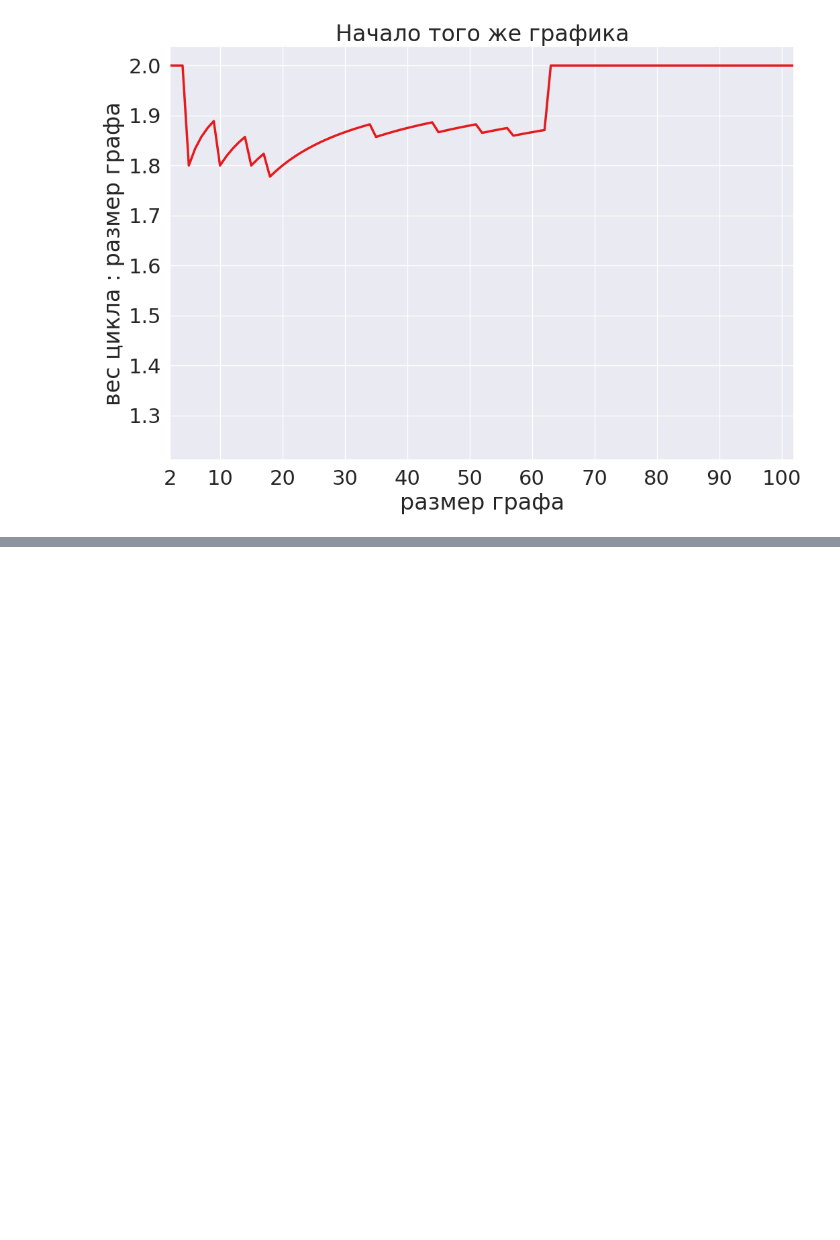
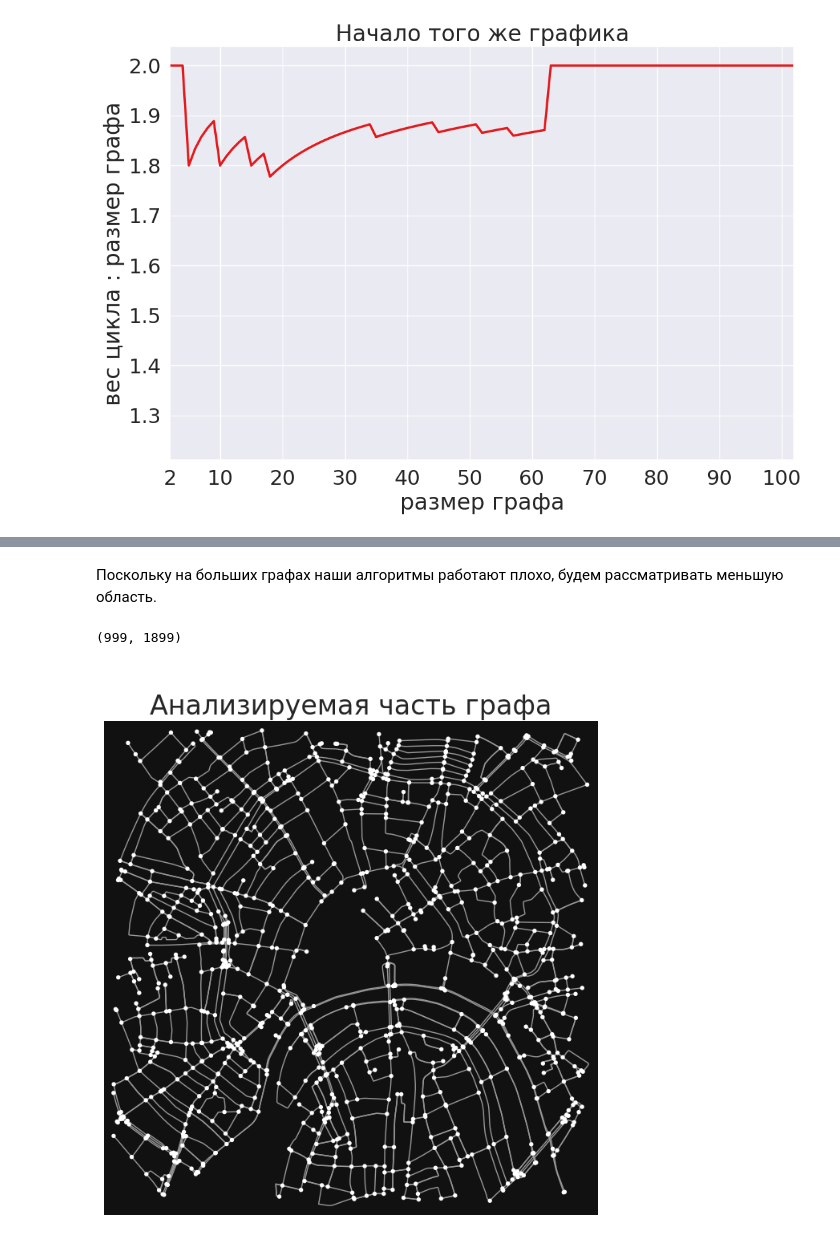
Before and after one commit to falseness/tsp, a Jupyter notebook: project.ipynb, the cells around one changed output, grey strips where cells are left out. Cells and saved outputs as stored; diff of their text form; code cells hidden in the pictures; blank space fills up the shorter version.

```diff
--- a/project.ipynb
+++ b/project.ipynb
@@ -583,0 +558,14 @@ plt.xlim(0, 100);
+# %% [markdown]
+Поскольку на больших графах наши алгоритмы работают плохо, будем рассматривать меньшую область.
+# %%
+max_distance = 2125
+# %%
+graph_moscow = load_graph(max_distance)
+# %%
+len(graph_moscow.nodes()), len(graph_moscow.edges())
+# %% [output]
+(999, 1899)
+# %%
+draw_osmnx(graph_moscow, 'Анализируемая часть графа')
+# %% [output]
+[figure, added]
```
Also changed, not shown: parts of 33 cells of this notebook, 1 other file.
